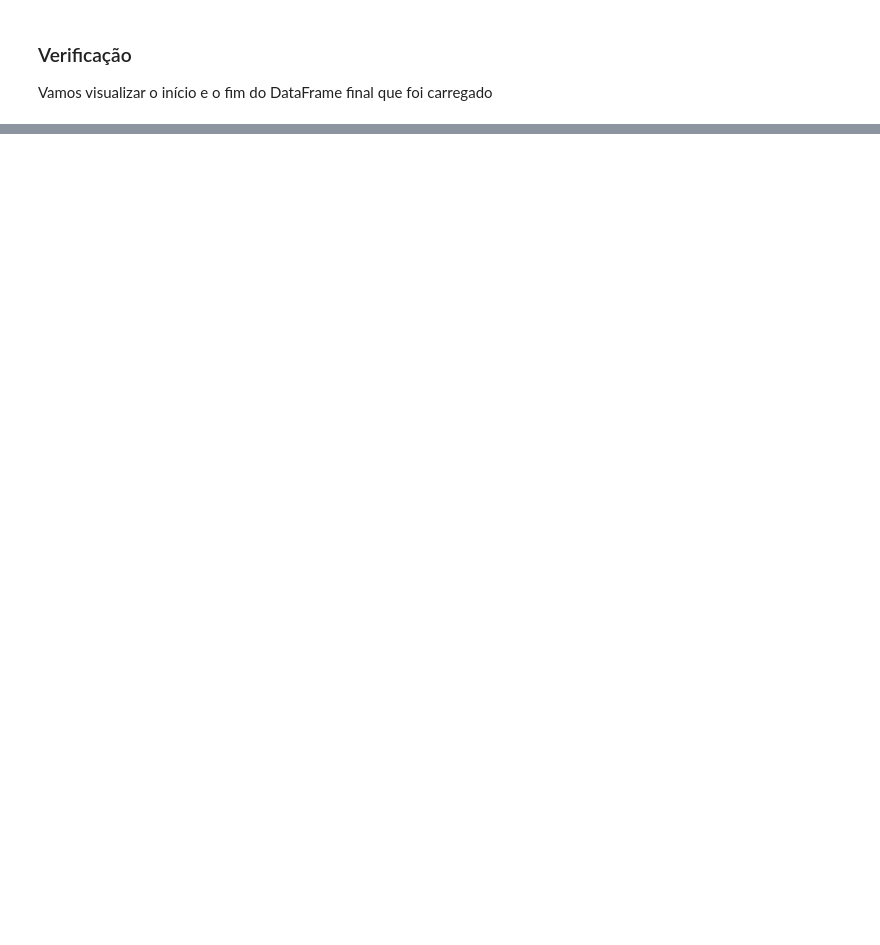
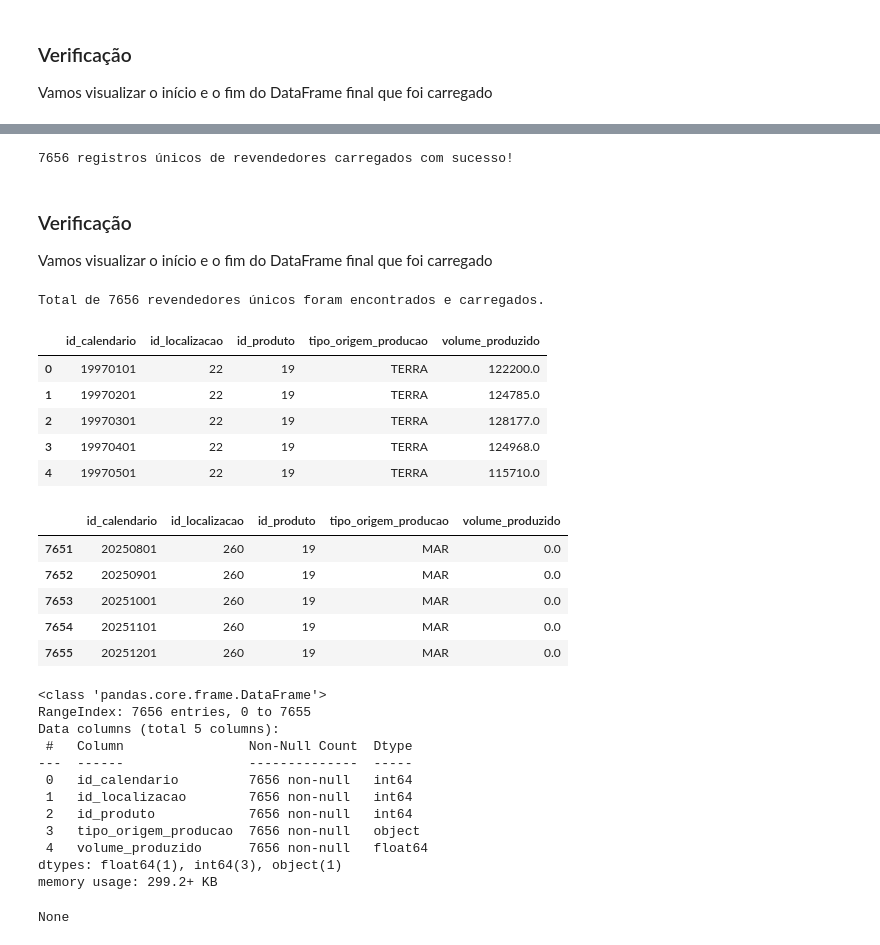
Before and after one commit to marlonportotorres4/Projeto-dados-Estagio-supervisionado, a Jupyter notebook: ETL.ipynb, the cells around one changed output, grey strips where cells are left out. Drawn from its saved outputs; the diff is of its cells as text; code cells hidden in the pictures; blank space fills up the shorter version.

```diff
--- a/ETL.ipynb
+++ b/ETL.ipynb
@@ -430,0 +779,43 @@ Neste etapa, vamos popular a tabela `dim_produto` extraindo, limpando e unifican
+# %%
+try:
+    df_producao_final.to_sql('f_producao', con=engine, if_exists='append', index=False)
+    print(f"{len(df_producao_final)} registros únicos de revendedores carregados com sucesso!")
+except Exception as e:
+    print(f"Ocorreu um erro durante a carga: {e}")
+# %% [output]
+7656 registros únicos de revendedores carregados com sucesso!
+# %% [markdown]
+### Verificação
+Vamos visualizar o início e o fim do DataFrame final que foi carregado
+# %%
+print(f"Total de {len(df_producao_final)} revendedores únicos foram encontrados e carregados.")
+display(df_producao_final.head())
+display(df_producao_final.tail())
+display(df_producao_final.info())
+# %% [output]
+Total de 7656 revendedores únicos foram encontrados e carregados.
+|  | id_calendario | id_localizacao | id_produto | tipo_origem_producao | volume_produzido |
+| 0 | 19970101 | 22 | 19 | TERRA | 122200.0 |
+| 1 | 19970201 | 22 | 19 | TERRA | 124785.0 |
+| 2 | 19970301 | 22 | 19 | TERRA | 128177.0 |
+| 3 | 19970401 | 22 | 19 | TERRA | 124968.0 |
+| 4 | 19970501 | 22 | 19 | TERRA | 115710.0 |
+|  | id_calendario | id_localizacao | id_produto | tipo_origem_producao | volume_produzido |
+| 7651 | 20250801 | 260 | 19 | MAR | 0.0 |
+| 7652 | 20250901 | 260 | 19 | MAR | 0.0 |
+| 7653 | 20251001 | 260 | 19 | MAR | 0.0 |
+| 7654 | 20251101 | 260 | 19 | MAR | 0.0 |
+| 7655 | 20251201 | 260 | 19 | MAR | 0.0 |
+<class 'pandas.core.frame.DataFrame'>
+RangeIndex: 7656 entries, 0 to 7655
+Data columns (total 5 columns):
+ #   Column                Non-Null Count  Dtype
+---  ------                --------------  -----
+ 0   id_calendario         7656 non-null   int64
+ 1   id_localizacao        7656 non-null   int64
+ 2   id_produto            7656 non-null   int64
+ 3   tipo_origem_producao  7656 non-null   object
+ 4   volume_produzido      7656 non-null   float64
+dtypes: float64(1), int64(3), object(1)
+memory usage: 299.2+ KB
+None
```
Also changed, not shown: parts of 46 cells of this notebook.
